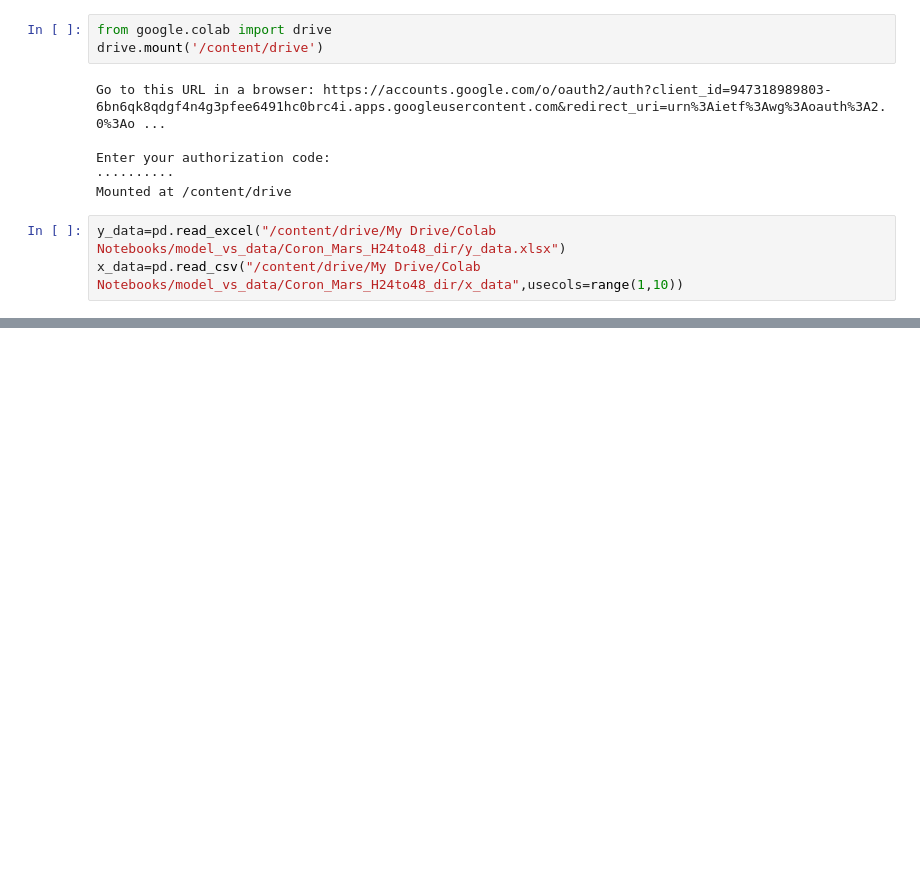
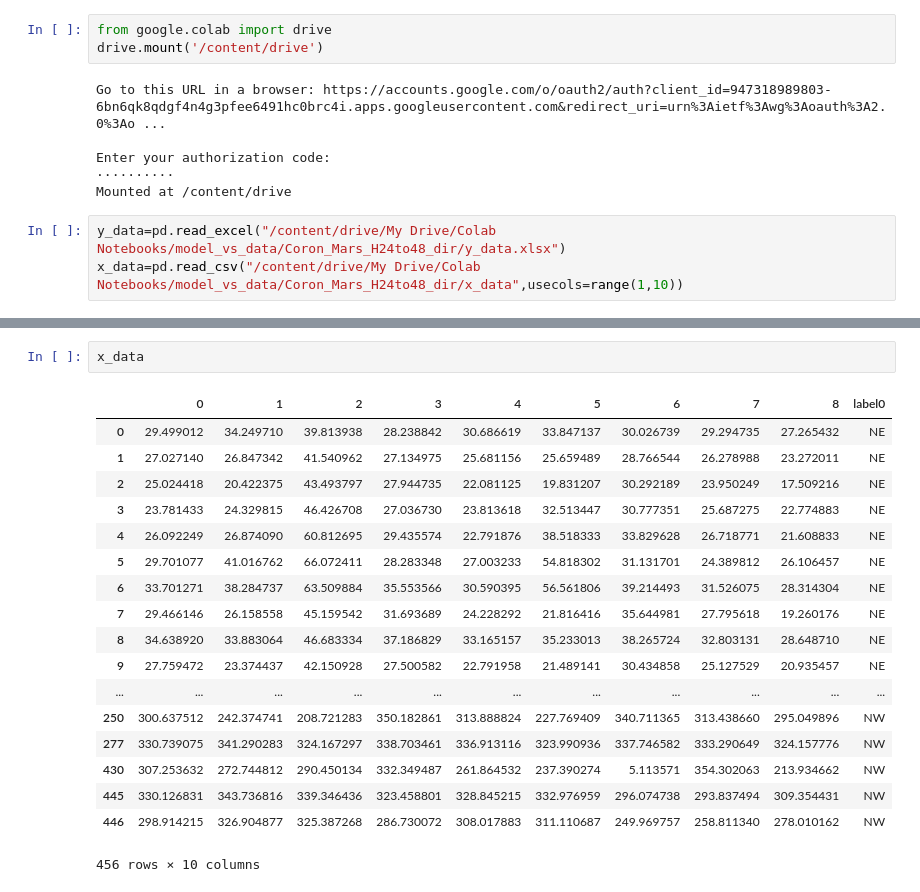
Before and after one commit to granantuin/Model_vs_data_label, a Jupyter notebook: Copia_de_Display_x_y_data_rawmodel.ipynb, the cells around one changed output, grey strips where cells are left out. Cells and saved outputs as stored; diff of their text form; blank space fills up the shorter version.

```diff
--- a/Copia_de_Display_x_y_data_rawmodel.ipynb
+++ b/Copia_de_Display_x_y_data_rawmodel.ipynb
@@ -20,0 +58,21 @@ x_data=pd.read_csv("/content/drive/My Drive/Colab Notebooks/model_vs_data/Coron_
+# %%
+x_data
+# %% [output]
+|  | 0 | 1 | 2 | 3 | 4 | 5 | 6 | 7 | 8 | label0 |
+| 0 | 29.499012 | 34.249710 | 39.813938 | 28.238842 | 30.686619 | 33.847137 | 30.026739 | 29.294735 | 27.265432 | NE |
+| 1 | 27.027140 | 26.847342 | 41.540962 | 27.134975 | 25.681156 | 25.659489 | 28.766544 | 26.278988 | 23.272011 | NE |
+| 2 | 25.024418 | 20.422375 | 43.493797 | 27.944735 | 22.081125 | 19.831207 | 30.292189 | 23.950249 | 17.509216 | NE |
+| 3 | 23.781433 | 24.329815 | 46.426708 | 27.036730 | 23.813618 | 32.513447 | 30.777351 | 25.687275 | 22.774883 | NE |
+| 4 | 26.092249 | 26.874090 | 60.812695 | 29.435574 | 22.791876 | 38.518333 | 33.829628 | 26.718771 | 21.608833 | NE |
+| 5 | 29.701077 | 41.016762 | 66.072411 | 28.283348 | 27.003233 | 54.818302 | 31.131701 | 24.389812 | 26.106457 | NE |
+| 6 | 33.701271 | 38.284737 | 63.509884 | 35.553566 | 30.590395 | 56.561806 | 39.214493 | 31.526075 | 28.314304 | NE |
+| 7 | 29.466146 | 26.158558 | 45.159542 | 31.693689 | 24.228292 | 21.816416 | 35.644981 | 27.795618 | 19.260176 | NE |
+| 8 | 34.638920 | 33.883064 | 46.683334 | 37.186829 | 33.165157 | 35.233013 | 38.265724 | 32.803131 | 28.648710 | NE |
+| 9 | 27.759472 | 23.374437 | 42.150928 | 27.500582 | 22.791958 | 21.489141 | 30.434858 | 25.127529 | 20.935457 | NE |
+| ... | ... | ... | ... | ... | ... | ... | ... | ... | ... | ... |
+| 250 | 300.637512 | 242.374741 | 208.721283 | 350.182861 | 313.888824 | 227.769409 | 340.711365 | 313.438660 | 295.049896 | NW |
+| 277 | 330.739075 | 341.290283 | 324.167297 | 338.703461 | 336.913116 | 323.990936 | 337.746582 | 333.290649 | 324.157776 | NW |
+| 430 | 307.253632 | 272.744812 | 290.450134 | 332.349487 | 261.864532 | 237.390274 | 5.113571 | 354.302063 | 213.934662 | NW |
+| 445 | 330.126831 | 343.736816 | 339.346436 | 323.458801 | 328.845215 | 332.976959 | 296.074738 | 293.837494 | 309.354431 | NW |
+| 446 | 298.914215 | 326.904877 | 325.387268 | 286.730072 | 308.017883 | 311.110687 | 249.969757 | 258.811340 | 278.010162 | NW |
+456 rows × 10 columns
```
Also changed, not shown: parts of 3 cells of this notebook.
